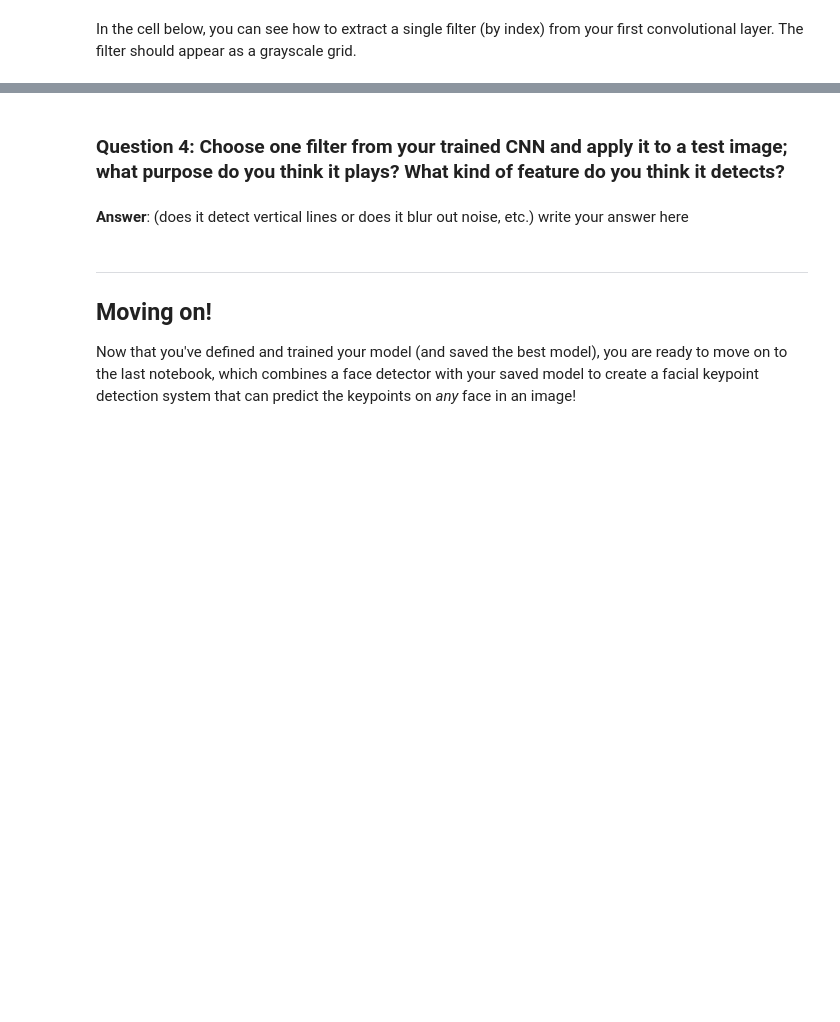
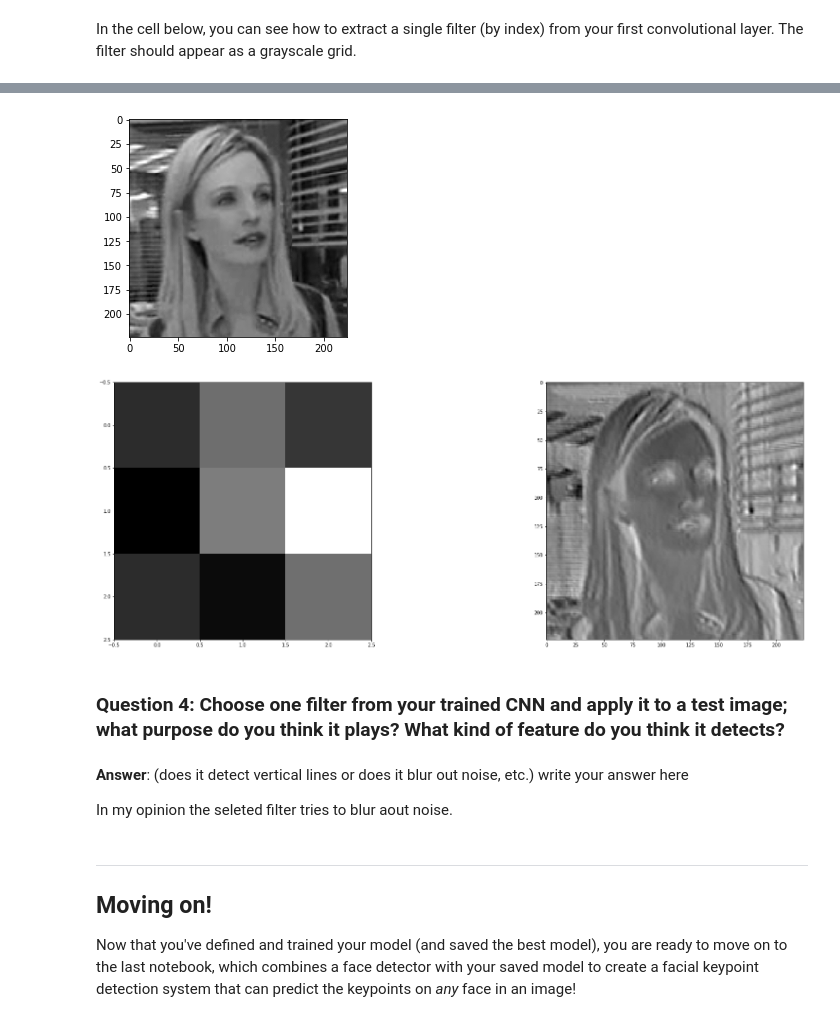
Before and after one commit to marcin-sielski/P1_Facial_Keypoints, a Jupyter notebook: 2. Define the Network Architecture.ipynb, the cells around one changed output, grey strips where cells are left out. Drawn from its saved outputs; the diff is of its cells as text; code cells hidden in the pictures; blank space fills up the shorter version.

```diff
--- a/2. Define the Network Architecture.ipynb
+++ b/2. Define the Network Architecture.ipynb
@@ -410,6 +428,10 @@ Epoch: 1, Batch: 290, Avg. Loss: 0.0009263199381530285
 See how your model performs on previously unseen, test data. We've already loaded and transformed this data, similar to the training data. Next, run your trained model on these images to see what kind of keypoints are produced. You should be able to see if your model is fitting each new face it sees, if the points are distributed randomly, or if the points have actually overfitted the training data and do not generalize.
 # %%
 # get a sample of test data again
+net.load_state_dict(torch.load('saved_models/keypoints_model_0.0005276912786278197.pt'))
+
+## print out your net and prepare it for testing (uncomment the line below)
+net.eval()
 test_images, test_outputs, gt_pts = net_sample_output()
 
 print(test_images.data.size())
@@ -498,7 +528,46 @@ Next, choose a test image and filter it with one of the convolutional kernels in
+# %%
+##TODO: load in and display any image from the transformed test dataset
+
+## TODO: Using cv's filter2D function,
+## apply a specific set of filter weights (like the one displayed above) to the test image
+# obtain one batch of testing images
+test_images, test_outputs, gt_pts = net_sample_output()
+images = test_images.numpy()
+
+# select an image by index
+idx = 0
+img = np.squeeze(images[idx])
+
+# Use OpenCV's filter2D function
+# apply a specific set of filter weights (like the one's displayed above) to the test image
+
+import cv2
+plt.imshow(img, cmap='gray')
+
+weights = net.conv4.weight.data
+w = weights.numpy()
+
+# 1. first conv layer
+fig=plt.figure(figsize=(30, 10))
+columns = 2#5*2
+rows = 1#*2
+for i in range(0, columns*rows):
+    fig.add_subplot(rows, columns, i+1)
+    if ((i%2)==0):
+        plt.imshow(w[int(i/2)][0], cmap='gray')
+    else:
+        c = cv2.filter2D(img, -1, w[int((i-1)/2)][0])
+        plt.imshow(c, cmap='gray')
+plt.show()
+# %% [output]
+[figure, added]
+[figure, added]
 # %% [markdown]
 ### Question 4: Choose one filter from your trained CNN and apply it to a test image; what purpose do you think it plays? What kind of feature do you think it detects?
 # %% [markdown]
 **Answer**: (does it detect vertical lines or does it blur out noise, etc.) write your answer here
+
+In my opinion the seleted filter tries to blur aout noise.
 # %% [markdown]
 ---
 ## Moving on!
```
Also changed, not shown: parts of 20 cells of this notebook, 3 other files.
